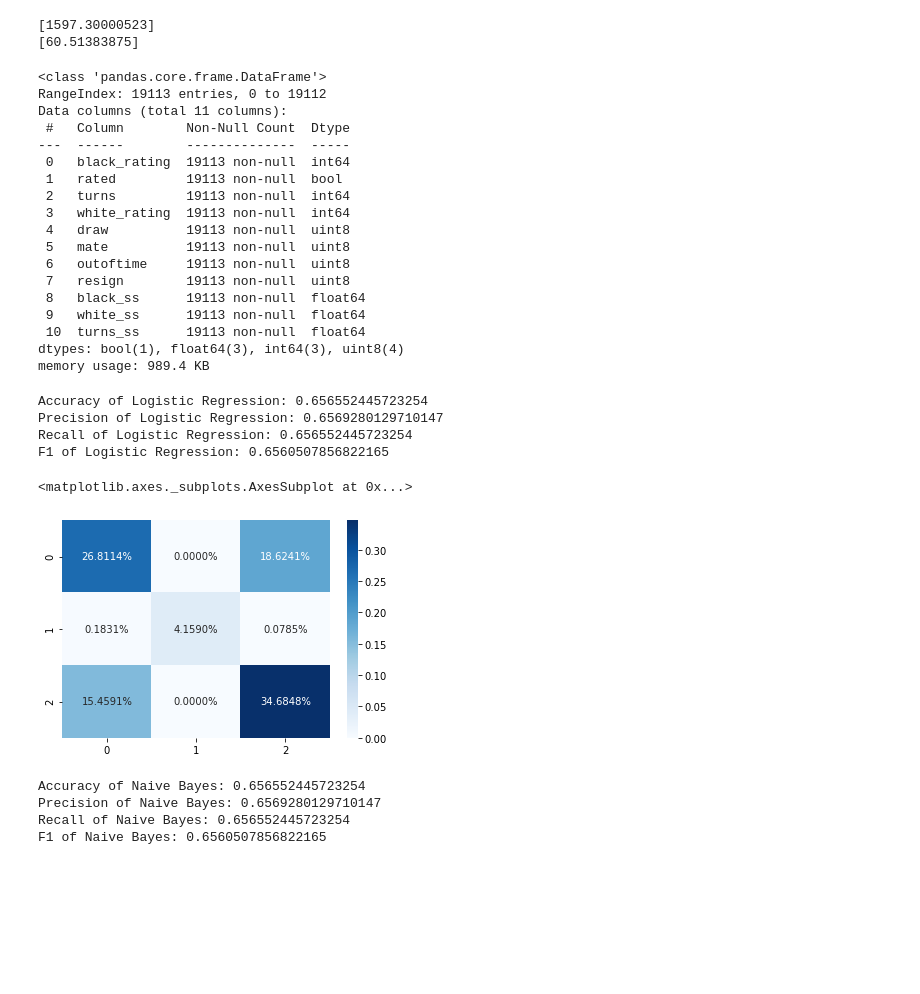
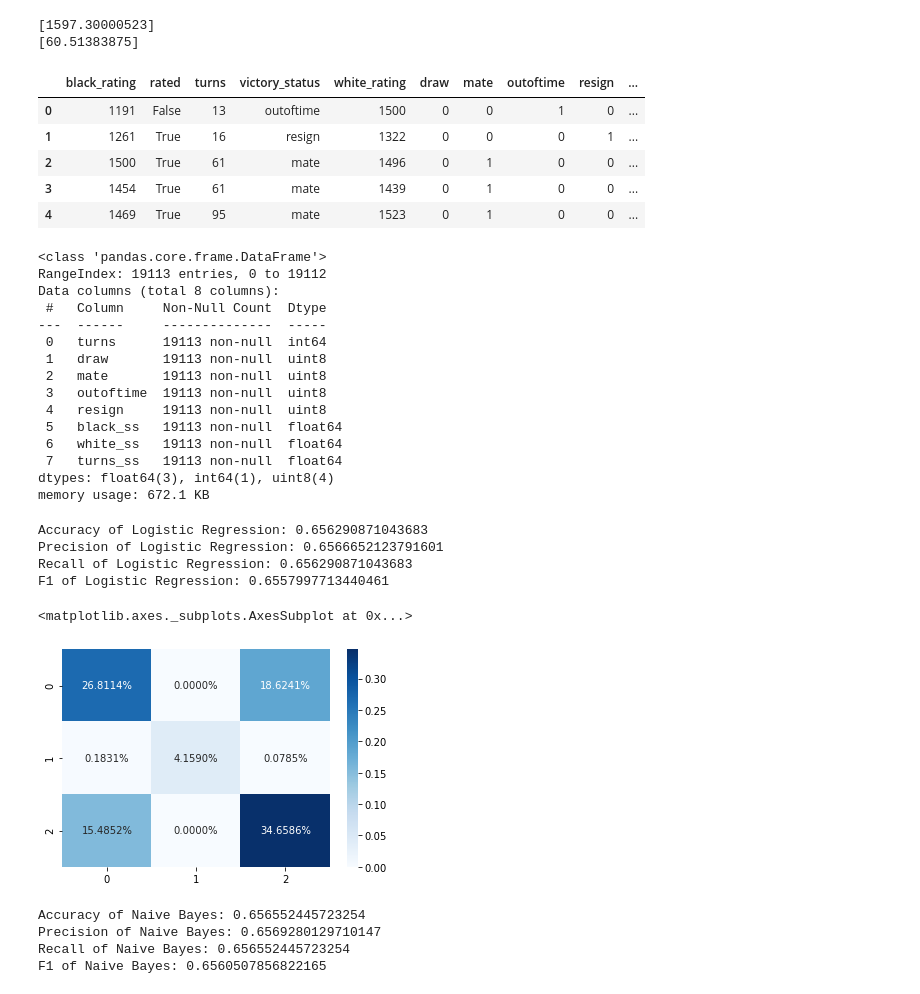
Before and after one commit to scsigmund/Springboard, a Jupyter notebook: Project/Model.ipynb, the cells around one changed output. Cells and saved outputs as stored; diff of their text form; code cells hidden in the pictures; blank space fills up the shorter version.

```diff
--- a/Project/Model.ipynb
+++ b/Project/Model.ipynb
@@ -59,29 +59,35 @@ chess_with_dummy['turns_ss'] = scaler.transform(chess_with_dummy[['turns']])
 # %% [output]
 [1597.30000523]
 [60.51383875]
+# %%
+chess_with_dummy.head()
+# %% [output]
+|  | black_rating | rated | turns | victory_status | white_rating | draw | mate | outoftime | resign | ... |
+| 0 | 1191 | False | 13 | outoftime | 1500 | 0 | 0 | 1 | 0 | ... |
+| 1 | 1261 | True | 16 | resign | 1322 | 0 | 0 | 0 | 1 | ... |
+| 2 | 1500 | True | 61 | mate | 1496 | 0 | 1 | 0 | 0 | ... |
+| 3 | 1454 | True | 61 | mate | 1439 | 0 | 1 | 0 | 0 | ... |
+| 4 | 1469 | True | 95 | mate | 1523 | 0 | 1 | 0 | 0 | ... |
 # %%
-y = chess_with_dummy.pop('winner')
-X = chess_with_dummy.drop(columns=['victory_status'])
+#y = chess_with_dummy.pop('winner')
+X = chess_with_dummy.drop(columns=['victory_status','rated','black_rating','white_rating'])#remove all rating and turn columns
 X.info()
 # %% [output]
 <class 'pandas.core.frame.DataFrame'>
 RangeIndex: 19113 entries, 0 to 19112
-Data columns (total 11 columns):
- #   Column        Non-Null Count  Dtype
----  ------        --------------  -----
- 0   black_rating  19113 non-null  int64
- 1   rated         19113 non-null  bool
- 2   turns         19113 non-null  int64
- 3   white_rating  19113 non-null  int64
- 4   draw          19113 non-null  uint8
- 5   mate          19113 non-null  uint8
- 6   outoftime     19113 non-null  uint8
- 7   resign        19113 non-null  uint8
- 8   black_ss      19113 non-null  float64
- 9   white_ss      19113 non-null  float64
- 10  turns_ss      19113 non-null  float64
-dtypes: bool(1), float64(3), int64(3), uint8(4)
-memory usage: 989.4 KB
+Data columns (total 8 columns):
+ #   Column     Non-Null Count  Dtype
+---  ------     --------------  -----
+ 0   turns      19113 non-null  int64
+ 1   draw       19113 non-null  uint8
+ 2   mate       19113 non-null  uint8
+ 3   outoftime  19113 non-null  uint8
+ 4   resign     19113 non-null  uint8
+ 5   black_ss   19113 non-null  float64
+ 6   white_ss   19113 non-null  float64
+ 7   turns_ss   19113 non-null  float64
+dtypes: float64(3), int64(1), uint8(4)
+memory usage: 672.1 KB
 # %%
 X_train, X_test, y_train, y_test = train_test_split(X, y, test_size=0.20, random_state=42)
 #finished loading train test data
@@ -98,13 +104,13 @@ print('Accuracy of Logistic Regression: {}'.format(m.accuracy_score(y_test,lr_y_
 print('Precision of Logistic Regression: {}'.format(m.precision_score(y_test,lr_y_pred, average='weighted')))
 print('Recall of Logistic Regression: {}'.format(m.recall_score(y_test,lr_y_pred, average='weighted')))
 print('F1 of Logistic Regression: {}'.format(m.f1_score(y_test,lr_y_pred, average='weighted')))
-cf_matrix = confusion_matrix(y_test, lr_y_pred)
+cf_matrix = confusion_matrix(y_test, lr_y_pred, labels=['black','draw','white'])
 sns.heatmap(cf_matrix/np.sum(cf_matrix), annot=True, cmap='Blues', fmt='.4%')
 # %% [output]
-Accuracy of Logistic Regression: 0.656552445723254
-Precision of Logistic Regression: 0.6569280129710147
-Recall of Logistic Regression: 0.656552445723254
-F1 of Logistic Regression: 0.6560507856822165
+Accuracy of Logistic Regression: 0.656290871043683
+Precision of Logistic Regression: 0.6566652123791601
+Recall of Logistic Regression: 0.656290871043683
+F1 of Logistic Regression: 0.6557997713440461
 <matplotlib.axes._subplots.AxesSubplot at 0x...>
 [figure]
 # %%
```
Also changed, not shown: parts of 1 cell of this notebook, 4 other files.
